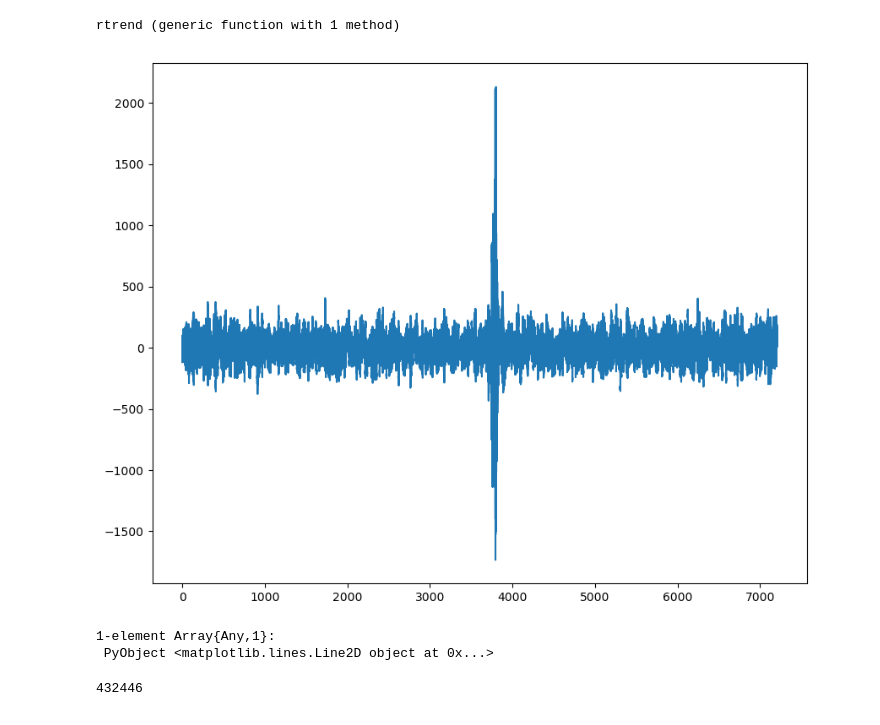
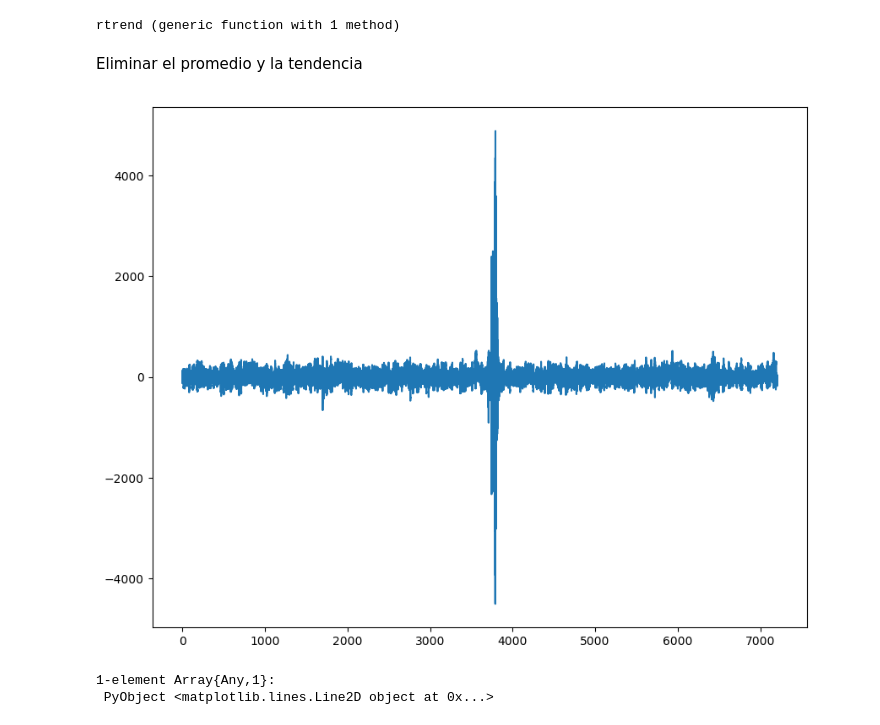
Before and after one commit to vhmar/EnvironmentalSeismology-Classroom, a Jupyter notebook: Alma/Z Italy.ipynb, the cells around one changed output. Drawn from its saved outputs; the diff is of its cells as text; code cells hidden in the pictures.

```diff
--- a/Alma/Z Italy.ipynb
+++ b/Alma/Z Italy.ipynb
@@ -61,0 +19,2 @@ SeisChannel with 864846 samples
+# %%
+HHN=st[4];
@@ -80,0 +42,2 @@ data = rtrend(tsHHE,data);
+# %% [markdown]
+Eliminar el promedio y la tendencia
@@ -80,0 +52,9 @@ data = rtrend(tsHHE,data);
+# %%
+conmps = 1/6.276150e+08
+data2 = HHN.x;
+data2 = data2 *conmps
+data2 = data2 - mean(data2)
+data2 = rtrend(tsHHN,data2);
+data2 = HHN.x;
+dat2 = data2[440000:470000];
+tiempo2= tsHHN[440000:470000];
@@ -81,12 +71,7 @@ data = rtrend(tsHHE,data);
 # %%
 fig = figure(figsize=(10,8))
-plot(tsHHE,data)
+plot(tsHHN,data2)
 # %% [output]
-[figure, old version]
+[figure, new version]
 1-element Array{Any,1}:
  PyObject <matplotlib.lines.Line2D object at 0x...>
-# %%
-dsB = 1/((1/HHE.fs)*length(data));
-nn = convert(Int32,floor(length(data)/2)+1)
-# %% [output]
-432446
```
Also changed, not shown: parts of 27 cells of this notebook.
